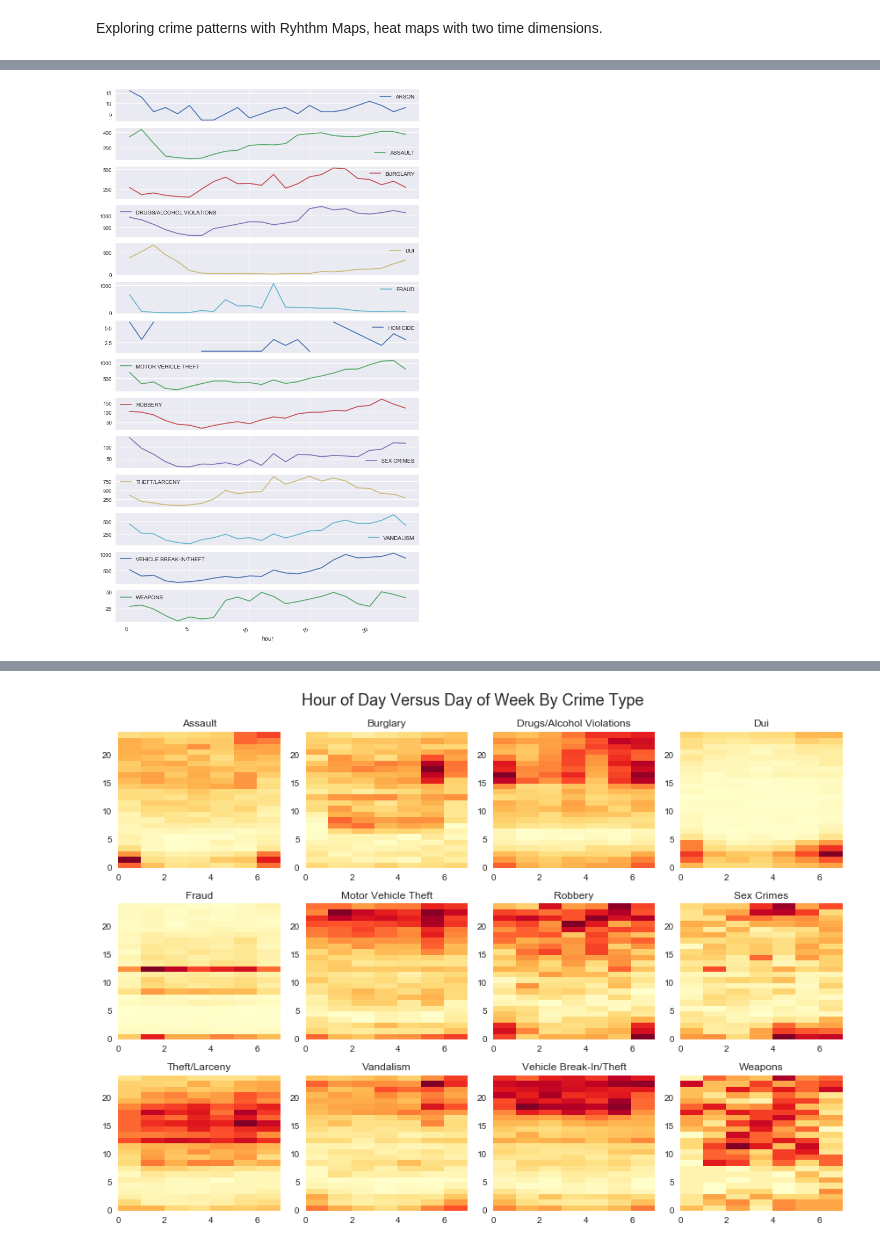
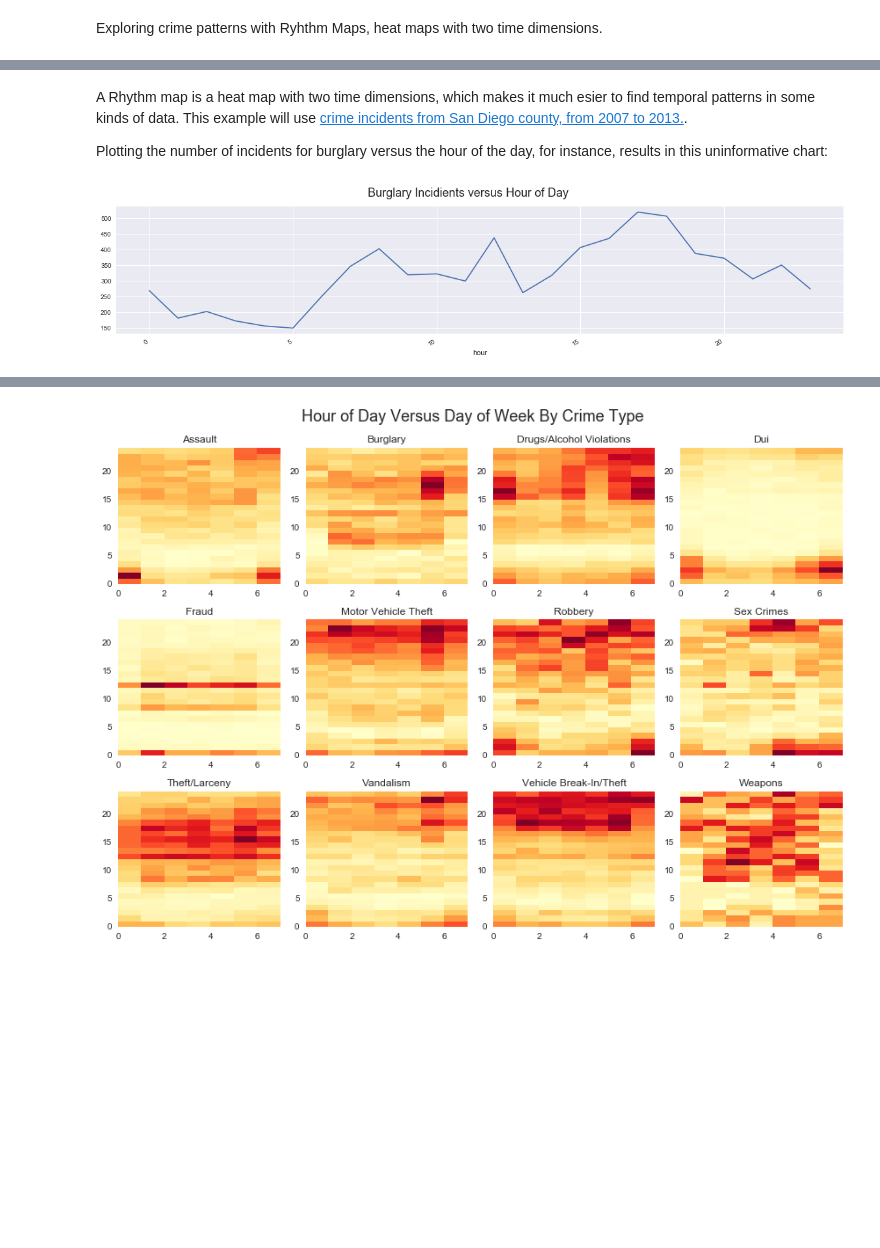
Before and after one commit to CivicKnowledge/insights.civicknowledge.com, a Jupyter notebook: crime/Crime Rhythm Maps.ipynb, the cells around one changed output, grey strips where cells are left out. Saved outputs shown, nothing was run; the diff lists cells and outputs as text; code cells hidden in the pictures; blank space fills up the shorter version.

```diff
--- a/crime/Crime Rhythm Maps.ipynb
+++ b/crime/Crime Rhythm Maps.ipynb
@@ -53,8 +42,13 @@ incidents = incidents[incidents.community!='NONE']\
+# %% [markdown]
+A Rhythm map is a heat map with two time dimensions, which makes it much esier to find temporal patterns in some kinds of data. This example will use [crime incidents from San Diego county, from 2007 to 2013.](https://data.sandiegodata.org/dataset/clarinova_com-crime-incidents-casnd-7ba4-extract).
+
+Plotting the number of incidents for burglary versus the hour of the day, for instance, results in this uninformative chart:
 # %%
 dfm= incidents.groupby(['hour','type'])
 counts = dfm.count()
 cus = counts.unstack(1)
 uscounts = cus['id']
-ax = uscounts.plot(subplots=True, figsize=(10,20))
+ax = uscounts['BURGLARY'].plot(subplots=True, figsize=(20,4))
+plt.suptitle("Burglary Incidients versus Hour of Day", fontsize=18);
 # %% [output]
-[figure, old version]
+[figure, new version]
```
Also changed, not shown: parts of 15 cells of this notebook.
